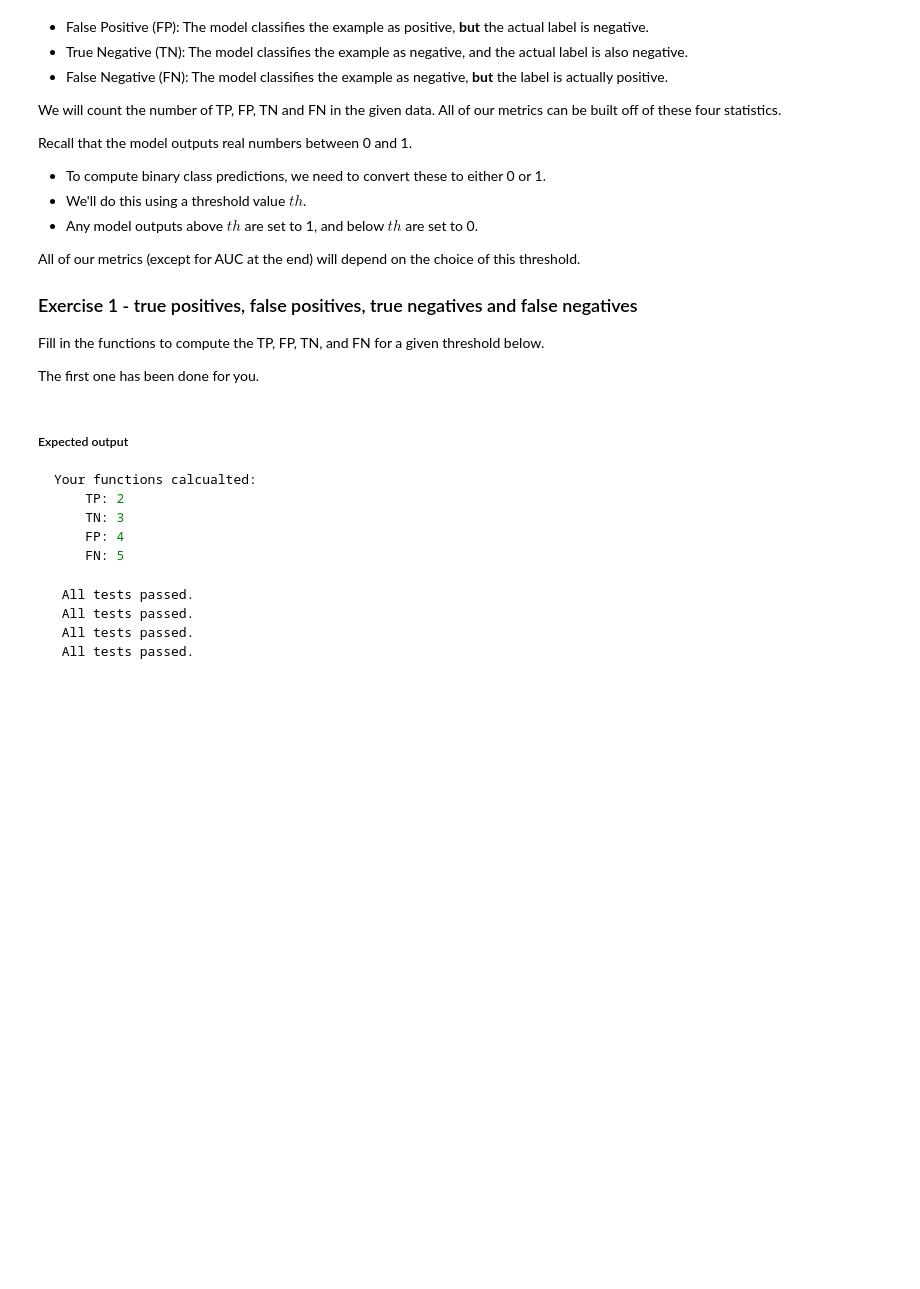
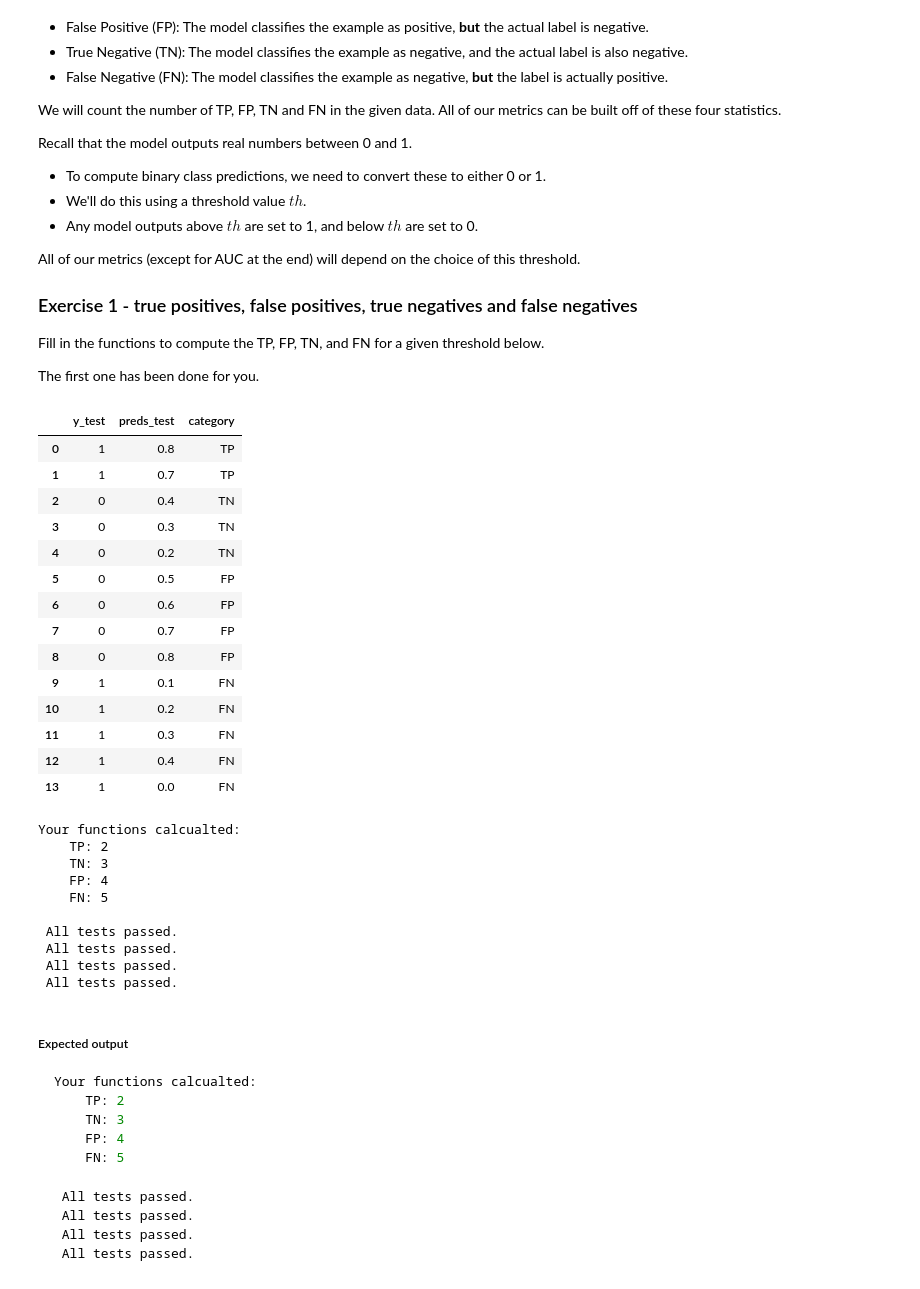
Before and after one commit to catarina-moreira/DL_Study, a Jupyter notebook: DL_Projects/AI for Medical Diagnosis/Assignments/2-Evaluation of Diagnostic Models/C1_W2_Assignment.ipynb, the cells around one changed output. Saved outputs shown, nothing was run; the diff lists cells and outputs as text; code cells hidden in the pictures; blank space fills up the shorter version.

```diff
--- a/DL_Projects/AI for Medical Diagnosis/Assignments/2-Evaluation of Diagnostic Models/C1_W2_Assignment.ipynb
+++ b/DL_Projects/AI for Medical Diagnosis/Assignments/2-Evaluation of Diagnostic Models/C1_W2_Assignment.ipynb
@@ -265,6 +265,35 @@ def false_negatives(y, pred, th=0.5):
     ### END CODE HERE ###
 
     return FN
+# %%
+### do not modify this cell
+get_tp_tn_fp_fn_test(true_positives, true_negatives, false_positives, false_negatives)
+# %% [output]
+|  | y_test | preds_test | category |
+| 0 | 1 | 0.8 | TP |
+| 1 | 1 | 0.7 | TP |
+| 2 | 0 | 0.4 | TN |
+| 3 | 0 | 0.3 | TN |
+| 4 | 0 | 0.2 | TN |
+| 5 | 0 | 0.5 | FP |
+| 6 | 0 | 0.6 | FP |
+| 7 | 0 | 0.7 | FP |
+| 8 | 0 | 0.8 | FP |
+| 9 | 1 | 0.1 | FN |
+| 10 | 1 | 0.2 | FN |
+| 11 | 1 | 0.3 | FN |
+| 12 | 1 | 0.4 | FN |
+| 13 | 1 | 0.0 | FN |
+Your functions calcualted:
+    TP: 2
+    TN: 3
+    FP: 4
+    FN: 5
+
+ All tests passed.
+ All tests passed.
+ All tests passed.
+ All tests passed.
 # %% [markdown]
 ##### Expected output
 
```
Also changed, not shown: parts of 1 cell of this notebook.
